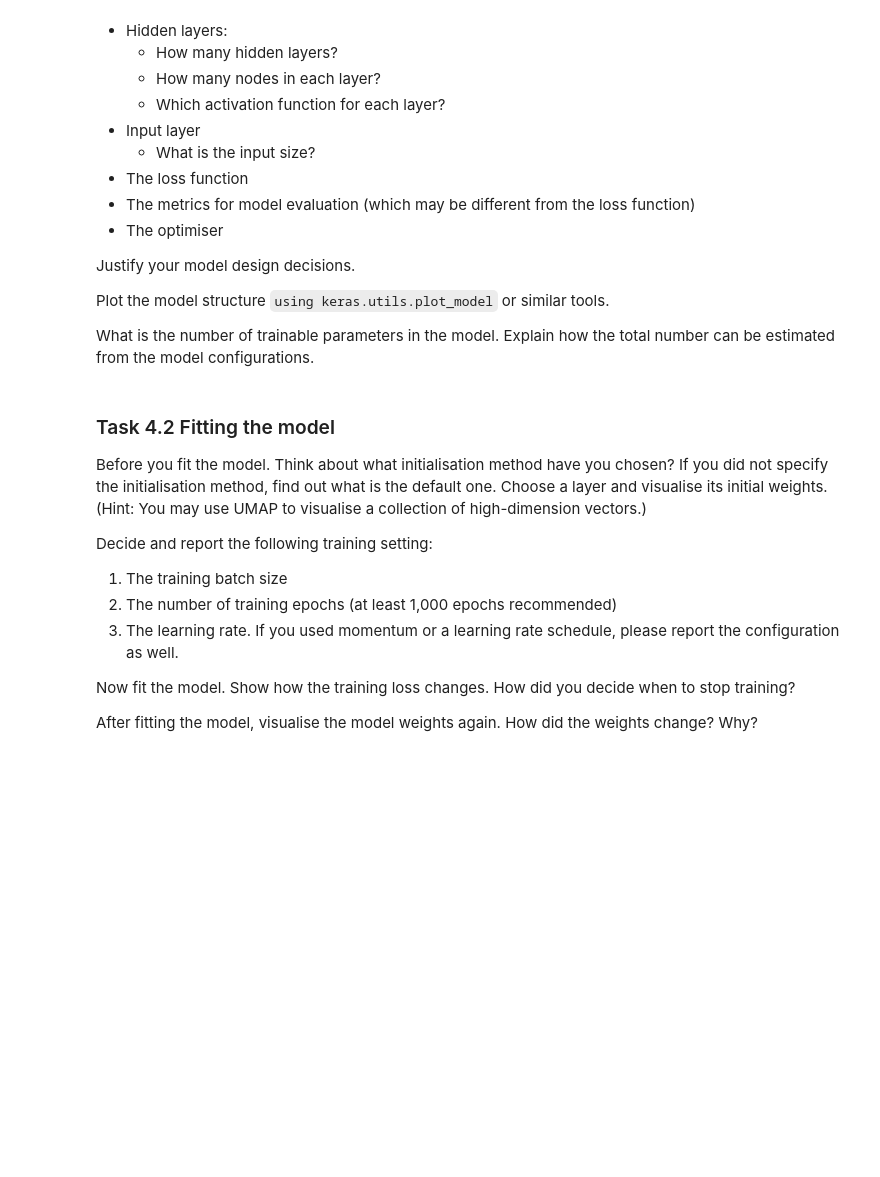
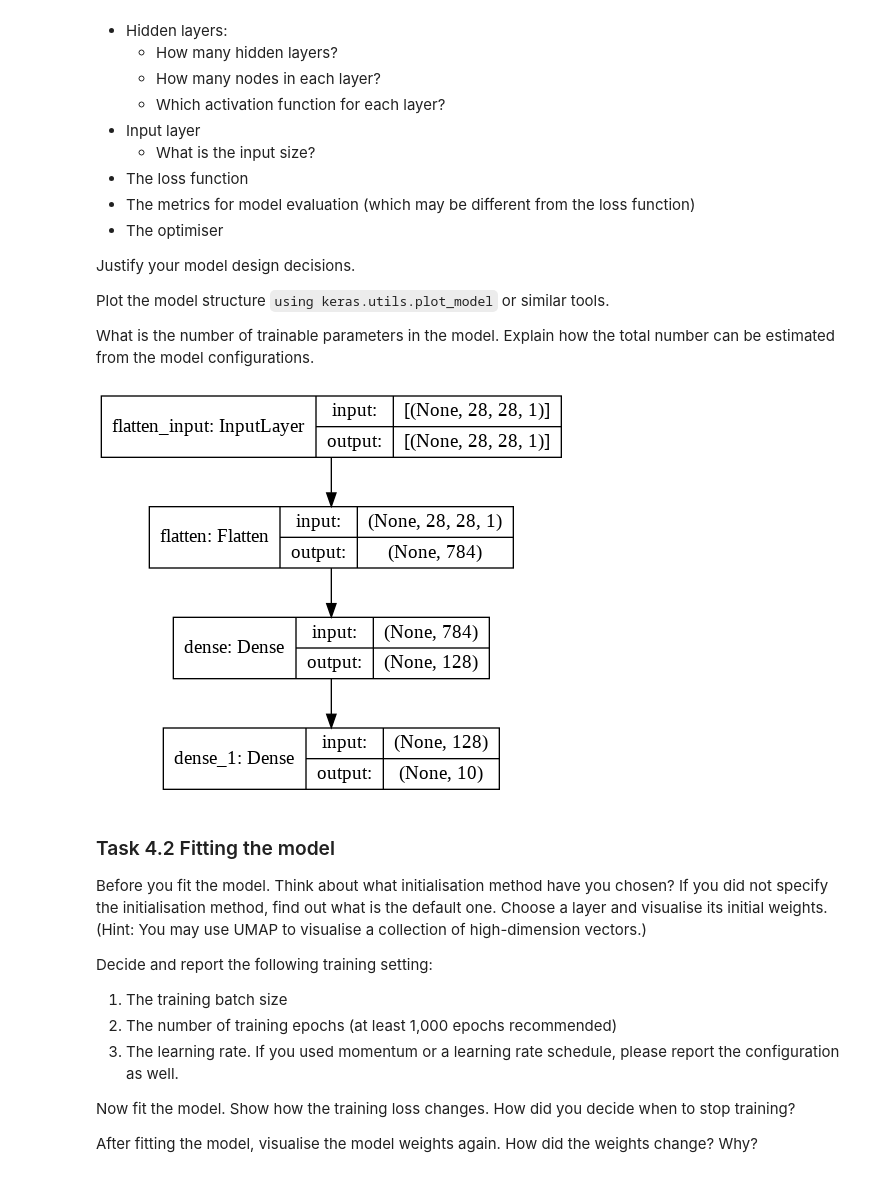
Before and after one commit to akritikts/DeepLearning, a Jupyter notebook: 220079842_assignment1_solution.ipynb, the cells around one changed output. Cells and saved outputs as stored; diff of their text form; code cells hidden in the pictures; blank space fills up the shorter version.

```diff
--- a/220079842_assignment1_solution.ipynb
+++ b/220079842_assignment1_solution.ipynb
@@ -297,0 +251,5 @@ What is the number of trainable parameters in the model. Explain how the total n
+# %%
+from tensorflow.keras.utils import plot_model
+plot_model(model, show_shapes=True)
+# %% [output]
+[figure, added]
```
Also changed, not shown: parts of 18 cells of this notebook.
